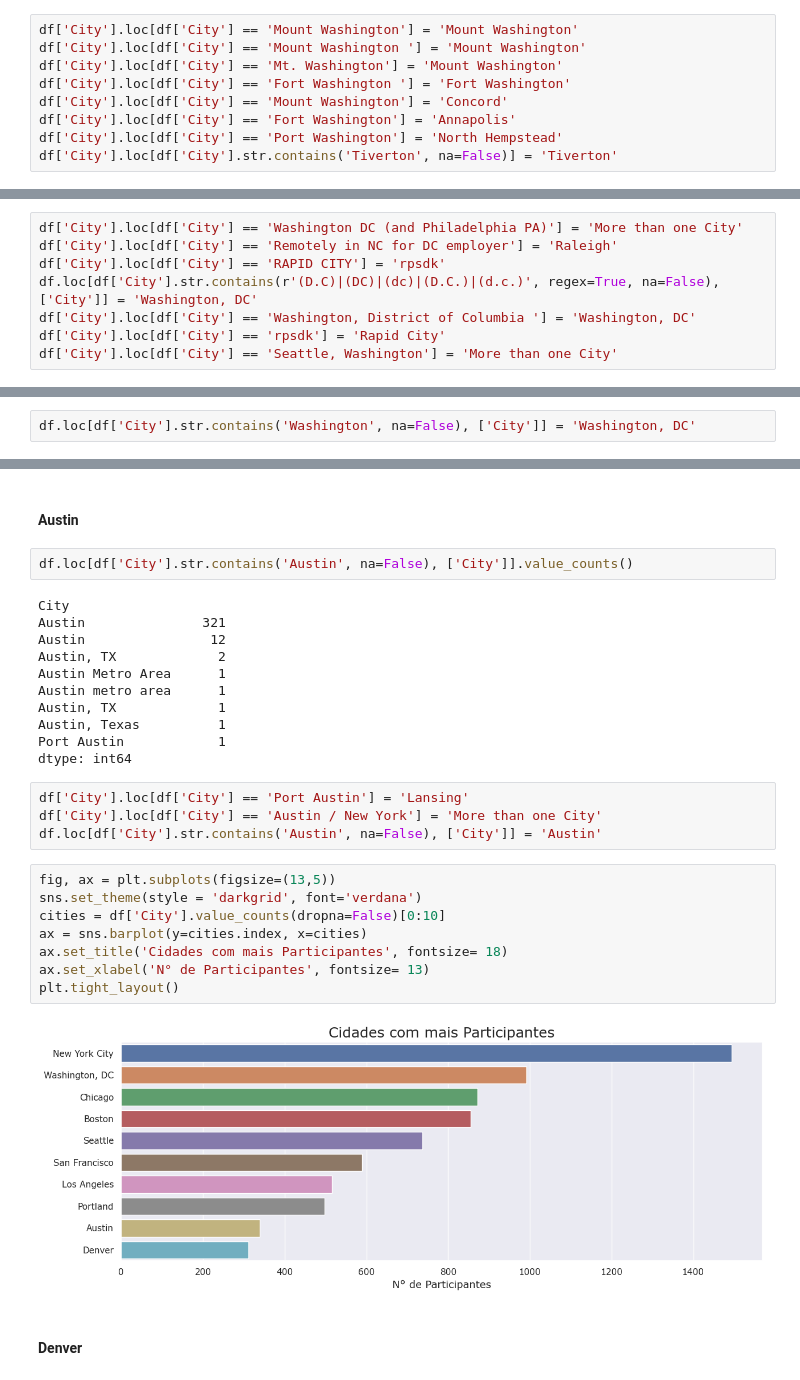
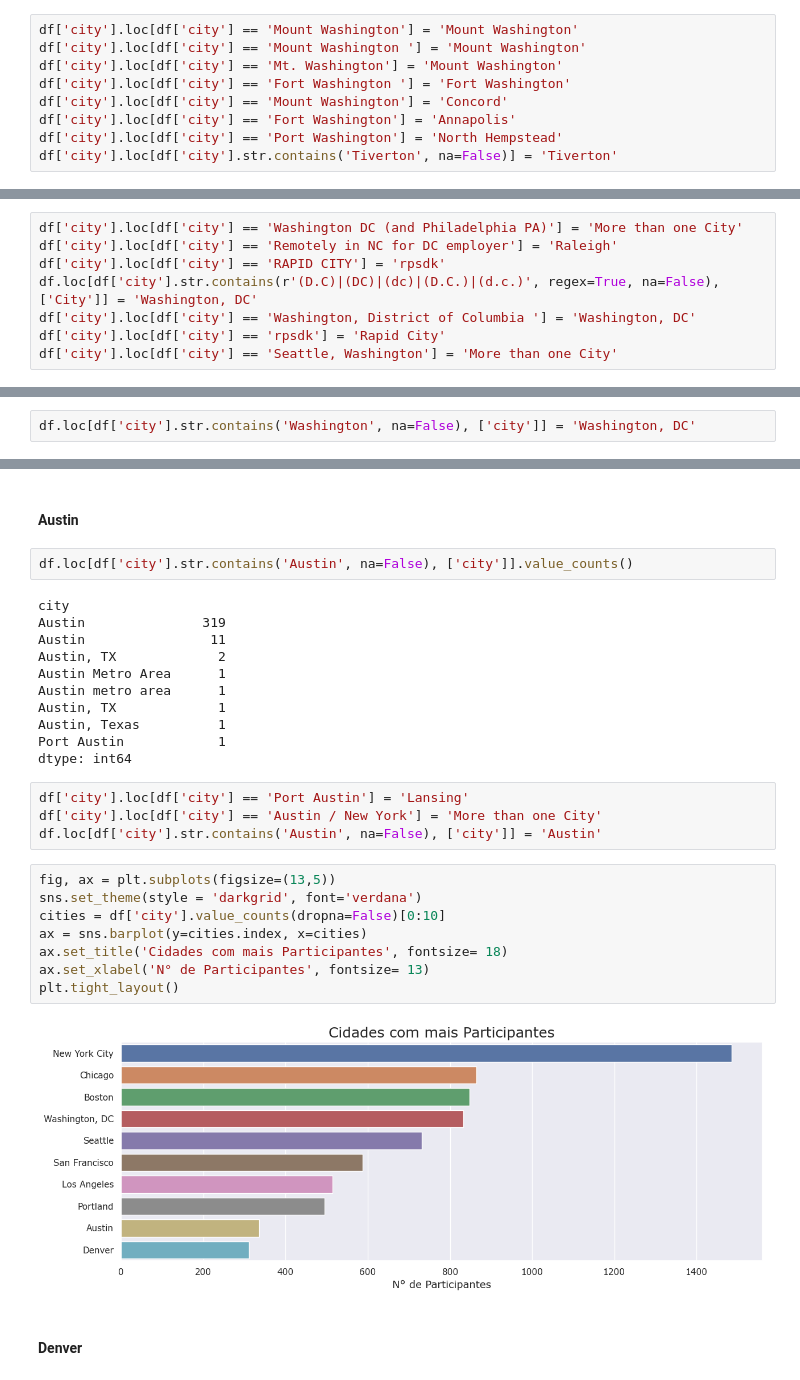
Before and after one commit to raphaellaranjeiras/PROJECT-1__Salary-Survey, a Jupyter notebook: Projeto_1.ipynb, the cells around one changed output, grey strips where cells are left out. Saved outputs shown, nothing was run; the diff lists cells and outputs as text.

```diff
--- a/Projeto_1.ipynb
+++ b/Projeto_1.ipynb
@@ -902,12 +899,12 @@ Fort Washington                                        1
 WashingtonDC                                           1
 dtype: int64
 # %%
-df['City'].loc[df['City'] == 'Mount Washington'] = 'Mount Washington'
-df['City'].loc[df['City'] == 'Mount Washington '] = 'Mount Washington'
-df['City'].loc[df['City'] == 'Mt. Washington'] = 'Mount Washington'
-df['City'].loc[df['City'] == 'Fort Washington '] = 'Fort Washington'
-df['City'].loc[df['City'] == 'Mount Washington'] = 'Concord'
-df['City'].loc[df['City'] == 'Fort Washington'] = 'Annapolis'
-df['City'].loc[df['City'] == 'Port Washington'] = 'North Hempstead'
-df['City'].loc[df['City'].str.contains('Tiverton', na=False)] = 'Tiverton'
+df['city'].loc[df['city'] == 'Mount Washington'] = 'Mount Washington'
+df['city'].loc[df['city'] == 'Mount Washington '] = 'Mount Washington'
+df['city'].loc[df['city'] == 'Mt. Washington'] = 'Mount Washington'
+df['city'].loc[df['city'] == 'Fort Washington '] = 'Fort Washington'
+df['city'].loc[df['city'] == 'Mount Washington'] = 'Concord'
+df['city'].loc[df['city'] == 'Fort Washington'] = 'Annapolis'
+df['city'].loc[df['city'] == 'Port Washington'] = 'North Hempstead'
+df['city'].loc[df['city'].str.contains('Tiverton', na=False)] = 'Tiverton'
 # %%
@@ -931,11 +928,11 @@ Stillwater: WI based company, office in MN
 washington dc                                                                            1
 dtype: int64
 # %%
-df['City'].loc[df['City'] == 'Washington DC (and Philadelphia PA)'] = 'More than one City'
-df['City'].loc[df['City'] == 'Remotely in NC for DC employer'] = 'Raleigh'
-df['City'].loc[df['City'] == 'RAPID CITY'] = 'rpsdk'
-df.loc[df['City'].str.contains(r'(D.C)|(DC)|(dc)|(D.C.)|(d.c.)', regex=True, na=False), ['City']] = 'Washington, DC'
-df['City'].loc[df['City'] == 'Washington, District of Columbia '] = 'Washington, DC'
-df['City'].loc[df['City'] == 'rpsdk'] = 'Rapid City'
-df['City'].loc[df['City'] == 'Seattle, Washington'] = 'More than one City'
+df['city'].loc[df['city'] == 'Washington DC (and Philadelphia PA)'] = 'More than one City'
+df['city'].loc[df['city'] == 'Remotely in NC for DC employer'] = 'Raleigh'
+df['city'].loc[df['city'] == 'RAPID CITY'] = 'rpsdk'
+df.loc[df['city'].str.contains(r'(D.C)|(DC)|(dc)|(D.C.)|(d.c.)', regex=True, na=False), ['City']] = 'Washington, DC'
+df['city'].loc[df['city'] == 'Washington, District of Columbia '] = 'Washington, DC'
+df['city'].loc[df['city'] == 'rpsdk'] = 'Rapid City'
+df['city'].loc[df['city'] == 'Seattle, Washington'] = 'More than one City'
 # %%
@@ -951,4 +957,4 @@ Washington state            1
 dtype: int64
 # %%
-df.loc[df['City'].str.contains('Washington', na=False), ['City']] = 'Washington, DC'
+df.loc[df['city'].str.contains('Washington', na=False), ['city']] = 'Washington, DC'
 # %%
@@ -960,11 +966,11 @@ dtype: int64
 # %% [markdown]
 #### Austin
 # %%
-df.loc[df['City'].str.contains('Austin', na=False), ['City']].value_counts()
+df.loc[df['city'].str.contains('Austin', na=False), ['city']].value_counts()
 # %% [output]
-City
-Austin               321
-Austin                12
+city
+Austin               319
+Austin                11
 Austin, TX             2
 Austin Metro Area      1
 Austin metro area      1
@@ -973,19 +979,19 @@ Austin, Texas          1
 Port Austin            1
 dtype: int64
 # %%
-df['City'].loc[df['City'] == 'Port Austin'] = 'Lansing'
-df['City'].loc[df['City'] == 'Austin / New York'] = 'More than one City'
-df.loc[df['City'].str.contains('Austin', na=False), ['City']] = 'Austin'
+df['city'].loc[df['city'] == 'Port Austin'] = 'Lansing'
+df['city'].loc[df['city'] == 'Austin / New York'] = 'More than one City'
+df.loc[df['city'].str.contains('Austin', na=False), ['city']] = 'Austin'
 # %%
 fig, ax = plt.subplots(figsize=(13,5))
 sns.set_theme(style = 'darkgrid', font='verdana')
-cities = df['City'].value_counts(dropna=False)[0:10]
+cities = df['city'].value_counts(dropna=False)[0:10]
 ax = sns.barplot(y=cities.index, x=cities)
 ax.set_title('Cidades com mais Participantes', fontsize= 18)
 ax.set_xlabel('N° de Participantes', fontsize= 13)
 plt.tight_layout()
 # %% [output]
-[figure, old version]
+[figure, new version]
 # %% [markdown]
 #### Denver
 # %%
```
Also changed, not shown: parts of 151 cells of this notebook, 3 other files.
